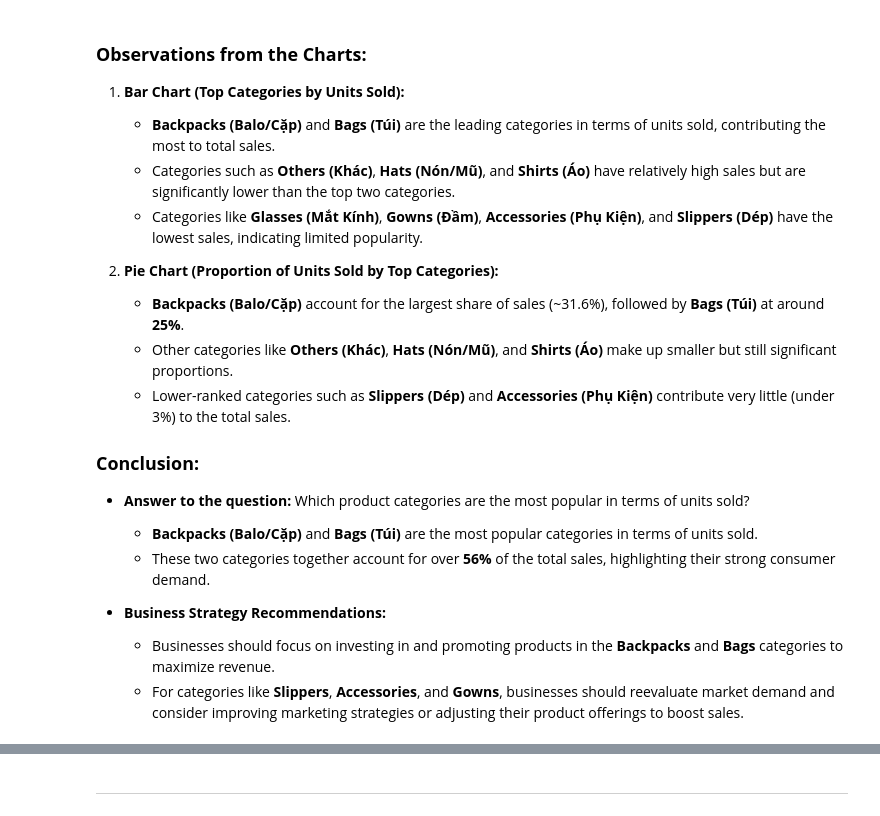
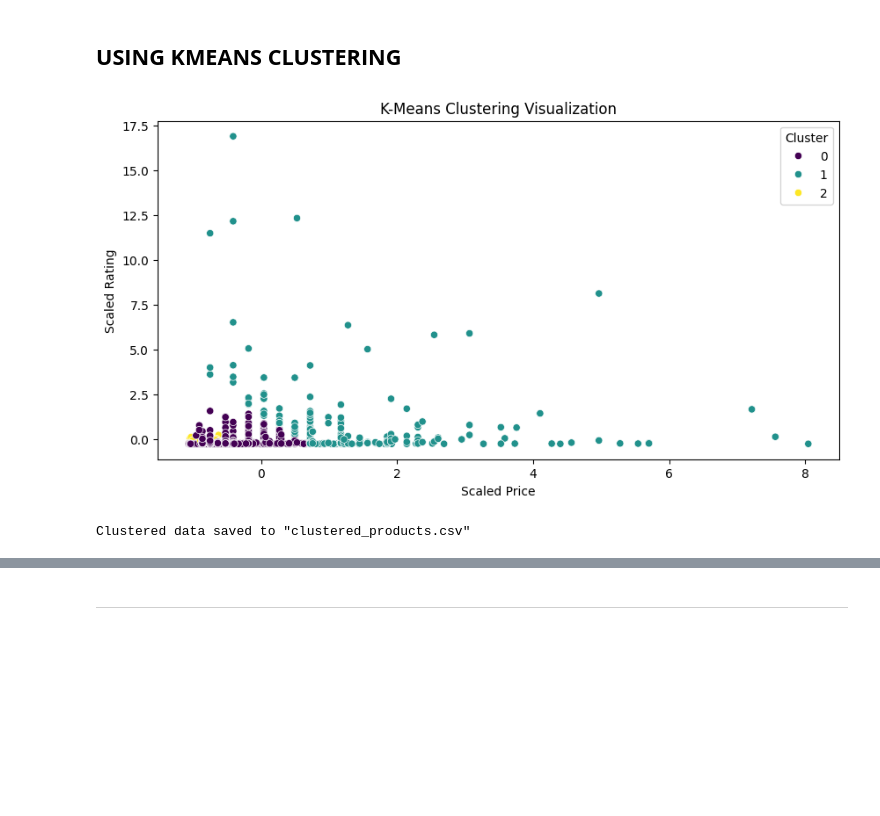
Before and after one commit to RokeMSE/22CLC-Intro2DS-Brand_Fashion_Market_SeasonalTrend_Analysis, a Jupyter notebook: Question_5.ipynb, the cells around one changed output, grey strips where cells are left out. Saved outputs shown, nothing was run; the diff lists cells and outputs as text; code cells hidden in the pictures; blank space fills up the shorter version.

```diff
--- a/Question_5.ipynb
+++ b/Question_5.ipynb
@@ -43,22 +22,43 @@ plt.show()
-# %% [markdown]
-### **Observations from the Charts:**
-
-1. **Bar Chart (Top Categories by Units Sold):**
-   - **Backpacks (Balo/Cặp)** and **Bags (Túi)** are the leading categories in terms of units sold, contributing the most to total sales.
-   - Categories such as **Others (Khác)**, **Hats (Nón/Mũ)**, and **Shirts (Áo)** have relatively high sales but are significantly lower than the top two categories.
-   - Categories like **Glasses (Mắt Kính)**, **Gowns (Đầm)**, **Accessories (Phụ Kiện)**, and **Slippers (Dép)** have the lowest sales, indicating limited popularity.
-
-2. **Pie Chart (Proportion of Units Sold by Top Categories):**
-   - **Backpacks (Balo/Cặp)** account for the largest share of sales (~31.6%), followed by **Bags (Túi)** at around **25%**.
-   - Other categories like **Others (Khác)**, **Hats (Nón/Mũ)**, and **Shirts (Áo)** make up smaller but still significant proportions.
-   - Lower-ranked categories such as **Slippers (Dép)** and **Accessories (Phụ Kiện)** contribute very little (under 3%) to the total sales.
-
-
-### **Conclusion:**
-- **Answer to the question:** Which product categories are the most popular in terms of units sold?
-  - **Backpacks (Balo/Cặp)** and **Bags (Túi)** are the most popular categories in terms of units sold.
-  - These two categories together account for over **56%** of the total sales, highlighting their strong consumer demand.
-
-- **Business Strategy Recommendations:**
-  - Businesses should focus on investing in and promoting products in the **Backpacks** and **Bags** categories to maximize revenue.
-  - For categories like **Slippers**, **Accessories**, and **Gowns**, businesses should reevaluate market demand and consider improving marketing strategies or adjusting their product offerings to boost sales.
+# %%
+df = pd.read_csv(DATA_PATH)
+# %%
+# Select relevant features
+features = ['Giá', 'Lượt đánh giá', 'Số lượng đã bán']
+data = df[features]
+
+# Scale the data
+scaler = StandardScaler()
+data_scaled = scaler.fit_transform(data)
+# %% [markdown]
+## **USING KMEANS CLUSTERING**
+# %%
+# Find the optimal number of clusters using the elbow method
+inertia = []
+for i in range(1, 11):
+    kmeans = KMeans(n_clusters=i, random_state=0)
+    kmeans.fit(data_scaled)
+    inertia.append(kmeans.inertia_)
+
+# Apply K-Means clustering with the chosen number of clusters (e.g., 3)
+optimal_k = 3  # Choose the number of clusters based on the elbow plot
+kmeans = KMeans(n_clusters=optimal_k, random_state=0)
+df['Cluster'] = kmeans.fit_predict(data_scaled)
+
+# Visualize the elbow method
+plt.figure(figsize=(10, 5))
+sns.scatterplot(
+    x=data_scaled[:, 0], y=data_scaled[:, 1],
+    hue=df['Cluster'], palette='viridis'
+)
+plt.title('K-Means Clustering Visualization')
+plt.xlabel('Scaled Price')
+plt.ylabel('Scaled Rating')
+plt.legend(title='Cluster')
+plt.show()
+
+# Save the clustered data
+df.to_csv('./Data/clustered_products.csv', index=False)
+print('Clustered data saved to "clustered_products.csv"')
+# %% [output]
+[figure, added]
+Clustered data saved to "clustered_products.csv"
```
Also changed, not shown: parts of 27 cells of this notebook, 1 other file.
